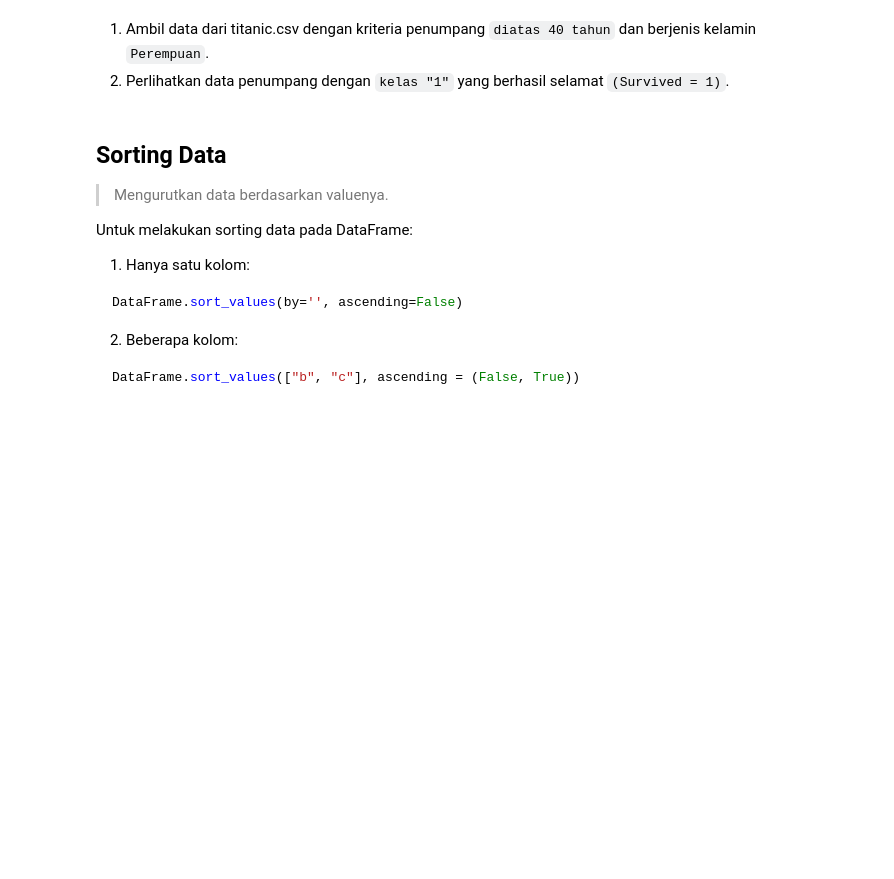
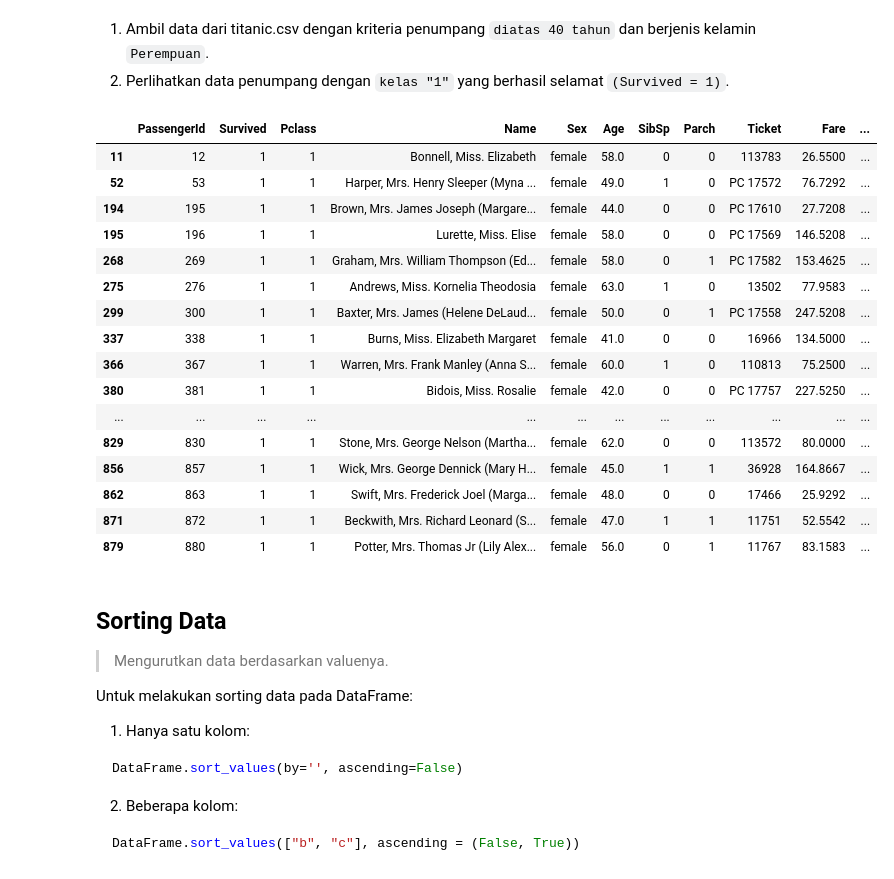
Before and after one commit to van-geaux/2403-diklat-python, a Jupyter notebook: MateriPython/Notebook update/Day 2 - Pandas.ipynb, the cells around one changed output. Cells and saved outputs as stored; diff of their text form; code cells hidden in the pictures; blank space fills up the shorter version.

````diff
--- a/MateriPython/Notebook update/Day 2 - Pandas.ipynb
+++ b/MateriPython/Notebook update/Day 2 - Pandas.ipynb
@@ -1102,6 +1102,26 @@ df_titanic.query('20 < Age < 40')[:5]
 2. Perlihatkan data penumpang dengan ```kelas "1"``` yang berhasil selamat ```(Survived = 1)```.
 # %%
 #isi jawabanmu disini
+
+df_titanic[(df_titanic['Age'] > 40) & (df_titanic['Sex'] == 'female')].query('Pclass == 1 & Survived == 1')
+# %% [output]
+|  | PassengerId | Survived | Pclass | Name | Sex | Age | SibSp | Parch | Ticket | Fare | ... |
+| 11 | 12 | 1 | 1 | Bonnell, Miss. Elizabeth | female | 58.0 | 0 | 0 | 113783 | 26.5500 | ... |
+| 52 | 53 | 1 | 1 | Harper, Mrs. Henry Sleeper (Myna ... | female | 49.0 | 1 | 0 | PC 17572 | 76.7292 | ... |
+| 194 | 195 | 1 | 1 | Brown, Mrs. James Joseph (Margare... | female | 44.0 | 0 | 0 | PC 17610 | 27.7208 | ... |
+| 195 | 196 | 1 | 1 | Lurette, Miss. Elise | female | 58.0 | 0 | 0 | PC 17569 | 146.5208 | ... |
+| 268 | 269 | 1 | 1 | Graham, Mrs. William Thompson (Ed... | female | 58.0 | 0 | 1 | PC 17582 | 153.4625 | ... |
+| 275 | 276 | 1 | 1 | Andrews, Miss. Kornelia Theodosia | female | 63.0 | 1 | 0 | 13502 | 77.9583 | ... |
+| 299 | 300 | 1 | 1 | Baxter, Mrs. James (Helene DeLaud... | female | 50.0 | 0 | 1 | PC 17558 | 247.5208 | ... |
+| 337 | 338 | 1 | 1 | Burns, Miss. Elizabeth Margaret | female | 41.0 | 0 | 0 | 16966 | 134.5000 | ... |
+| 366 | 367 | 1 | 1 | Warren, Mrs. Frank Manley (Anna S... | female | 60.0 | 1 | 0 | 110813 | 75.2500 | ... |
+| 380 | 381 | 1 | 1 | Bidois, Miss. Rosalie | female | 42.0 | 0 | 0 | PC 17757 | 227.5250 | ... |
+| ... | ... | ... | ... | ... | ... | ... | ... | ... | ... | ... | ... |
+| 829 | 830 | 1 | 1 | Stone, Mrs. George Nelson (Martha... | female | 62.0 | 0 | 0 | 113572 | 80.0000 | ... |
+| 856 | 857 | 1 | 1 | Wick, Mrs. George Dennick (Mary H... | female | 45.0 | 1 | 1 | 36928 | 164.8667 | ... |
+| 862 | 863 | 1 | 1 | Swift, Mrs. Frederick Joel (Marga... | female | 48.0 | 0 | 0 | 17466 | 25.9292 | ... |
+| 871 | 872 | 1 | 1 | Beckwith, Mrs. Richard Leonard (S... | female | 47.0 | 1 | 1 | 11751 | 52.5542 | ... |
+| 879 | 880 | 1 | 1 | Potter, Mrs. Thomas Jr (Lily Alex... | female | 56.0 | 0 | 1 | 11767 | 83.1583 | ... |
 # %% [markdown]
 ## Sorting Data
 
````
Also changed, not shown: parts of 3 cells of this notebook, 7 other files.
